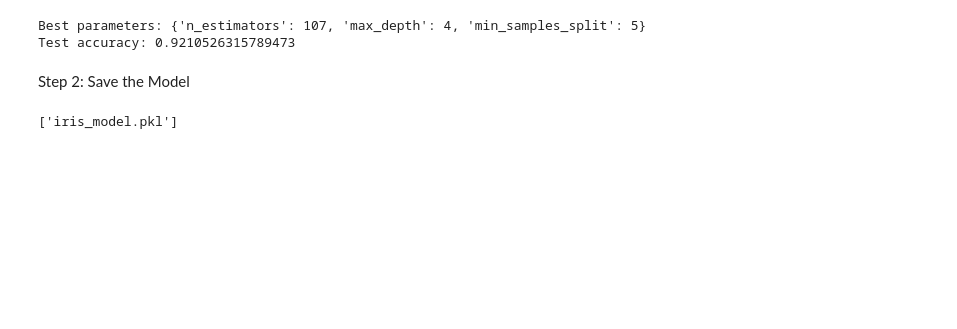
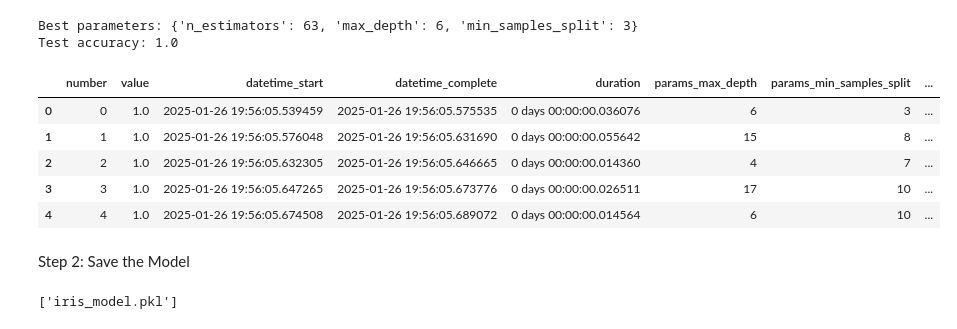
Before and after one commit to kbhavyas/mlops, a Jupyter notebook: MLOPS.ipynb, the cells around one changed output. Saved outputs shown, nothing was run; the diff lists cells and outputs as text; code cells hidden in the pictures; blank space fills up the shorter version.

Commit message:
ADDED MLFLOWS and DVC for dataset

```diff
--- a/MLOPS.ipynb
+++ b/MLOPS.ipynb
@@ -7,23 +220,14 @@ Step 1: Hyperparameter Tuning and Model Training
 # %%
 import optuna
-from sklearn.datasets import load_iris
 from sklearn.ensemble import RandomForestClassifier
-from sklearn.model_selection import train_test_split
-from sklearn.metrics import accuracy_score
-
-# Load the Iris dataset
-iris = load_iris()
-X, y = iris.data, iris.target
-
-# Split into training and test sets
-X_train, X_test, y_train, y_test = train_test_split(X, y, test_size=0.25, random_state=11)
 
 # Define the objective function for Optuna
 def objective(trial):
-    n_estimators = trial.suggest_int('n_estimators', 10, 200)
-    max_depth = trial.suggest_int('max_depth', 2, 32)
+    n_estimators = trial.suggest_int('n_estimators', 11, 200)
+    max_depth = trial.suggest_int('max_depth', 2, 20)  # Reduce max_depth range for small datasets
     min_samples_split = trial.suggest_int('min_samples_split', 2, 10)
 
+    # Train Random Forest with suggested parameters
     model = RandomForestClassifier(
         n_estimators=n_estimators,
         max_depth=max_depth,
@@ -38,6 +242,10 @@ def objective(trial):
 study = optuna.create_study(direction='maximize')
 study.optimize(objective, n_trials=20)
 
+# Save the hyperparameter tuning results as a DataFrame
+results_df = study.trials_dataframe()
+results_df.to_csv("hyperparameter_tuning_report.csv", index=False)
+
 # Train the best model
 best_params = study.best_params
 print("Best parameters:", best_params)
@@ -49,4 +257,7 @@ best_model.fit(X_train, y_train)
 y_pred = best_model.predict(X_test)
 accuracy = accuracy_score(y_test, y_pred)
 print("Test accuracy:", accuracy)
+
+# Optional: Save the results DataFrame for further analysis
+results_df.head()
 # %% [output]
@@ -70,5 +281,11 @@ print("Test accuracy:", accuracy)
-Best parameters: {'n_estimators': 107, 'max_depth': 4, 'min_samples_split': 5}
-Test accuracy: 0.9210526315789473
+Best parameters: {'n_estimators': 63, 'max_depth': 6, 'min_samples_split': 3}
+Test accuracy: 1.0
+|  | number | value | datetime_start | datetime_complete | duration | params_max_depth | params_min_samples_split | ... |
+| 0 | 0 | 1.0 | 2025-01-26 19:56:05.539459 | 2025-01-26 19:56:05.575535 | 0 days 00:00:00.036076 | 6 | 3 | ... |
+| 1 | 1 | 1.0 | 2025-01-26 19:56:05.576048 | 2025-01-26 19:56:05.631690 | 0 days 00:00:00.055642 | 15 | 8 | ... |
+| 2 | 2 | 1.0 | 2025-01-26 19:56:05.632305 | 2025-01-26 19:56:05.646665 | 0 days 00:00:00.014360 | 4 | 7 | ... |
+| 3 | 3 | 1.0 | 2025-01-26 19:56:05.647265 | 2025-01-26 19:56:05.673776 | 0 days 00:00:00.026511 | 17 | 10 | ... |
+| 4 | 4 | 1.0 | 2025-01-26 19:56:05.674508 | 2025-01-26 19:56:05.689072 | 0 days 00:00:00.014564 | 6 | 10 | ... |
 # %% [markdown]
 Step 2: Save the Model
 # %%
```
Also changed, not shown: parts of 27 cells of this notebook, 7 other files.
